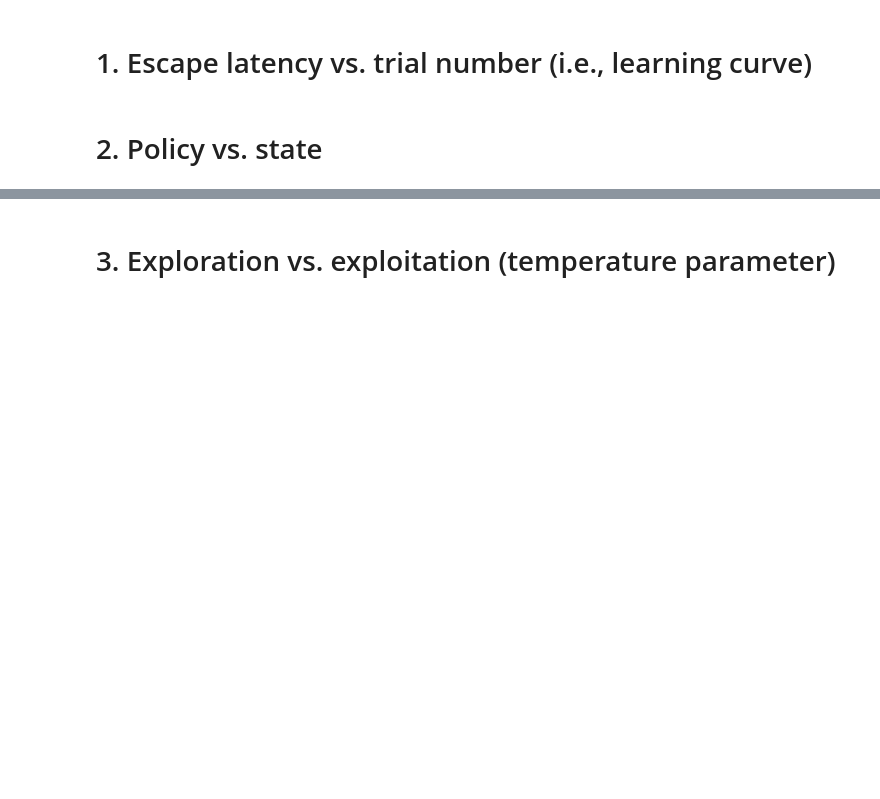
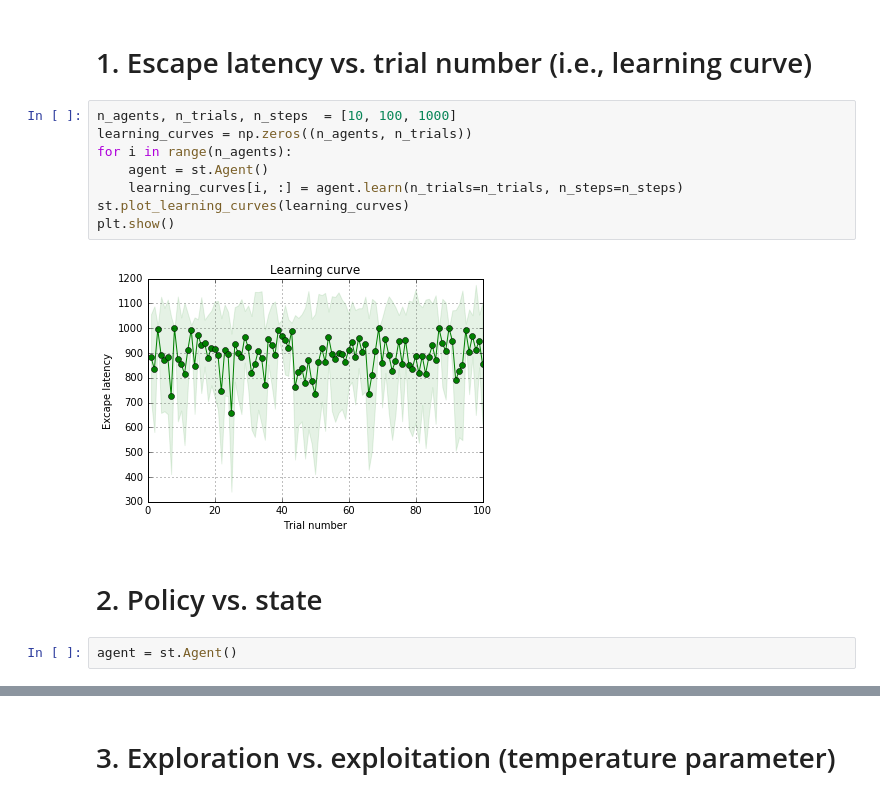
Before and after one commit to rodrigo-pena/rl-mountain-car, a Jupyter notebook: experiments.ipynb, the cells around one changed output, grey strips where cells are left out. Cells and saved outputs as stored; diff of their text form; blank space fills up the shorter version.

```diff
--- a/experiments.ipynb
+++ b/experiments.ipynb
@@ -23,4 +23,16 @@ plt.show()
 # %% [markdown]
 # 1. Escape latency vs. trial number (i.e., learning curve)
+# %%
+n_agents, n_trials, n_steps  = [10, 100, 1000]
+learning_curves = np.zeros((n_agents, n_trials))
+for i in range(n_agents):
+    agent = st.Agent()
+    learning_curves[i, :] = agent.learn(n_trials=n_trials, n_steps=n_steps)
+st.plot_learning_curves(learning_curves)
+plt.show()
+# %% [output]
+[figure, added]
 # %% [markdown]
 # 2. Policy vs. state
+# %%
+agent = st.Agent()
```
Also changed, not shown: parts of 27 cells of this notebook, 1 other file.
